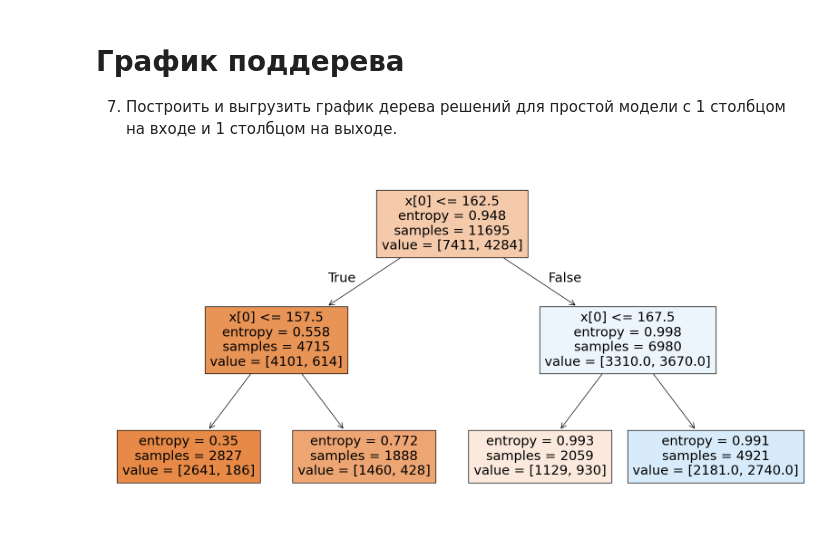
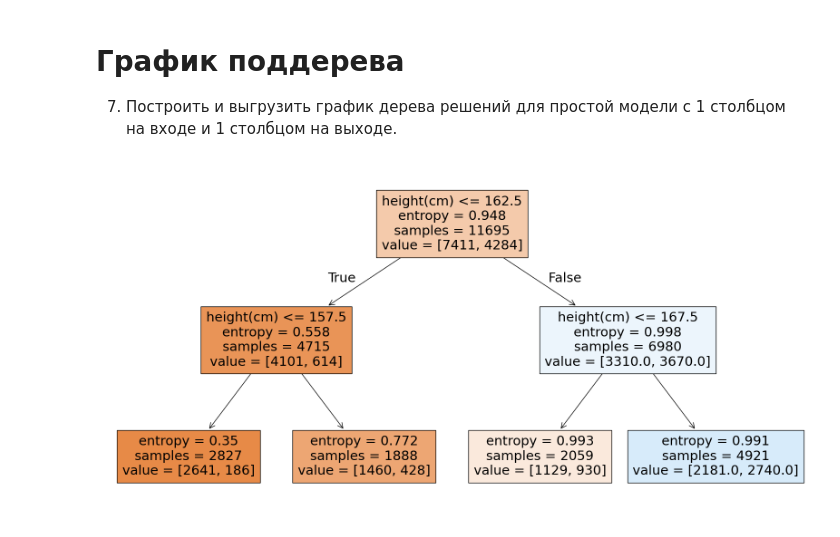
Before and after one commit to J1wZ/python_ml, a Jupyter notebook: дз-26-02-25/Задание.ipynb, the cells around one changed output. Drawn from its saved outputs; the diff is of its cells as text; code cells hidden in the pictures.

```diff
--- a/дз-26-02-25/Задание.ipynb
+++ b/дз-26-02-25/Задание.ipynb
@@ -510,8 +487,8 @@ print(f"Логарифмическая потеря: {log_loss_value}")
 7) Построить и выгрузить график дерева решений для простой модели с 1 столбцом на входе и 1 столбцом на выходе.
 # %%
 fig = plt.figure(figsize=(20,10))
-plot_tree(dt1_classifier, filled=True)
+plot_tree(dt1_classifier, filled=True, feature_names=X.columns)
 plt.show()
-#fig.savefig("decistion_tree_1.png")
+fig.savefig("decistion_tree_1.png")
 # %% [output]
-[figure, old version]
+[figure, new version]
```
Also changed, not shown: parts of 6 cells of this notebook, 4 other files.
